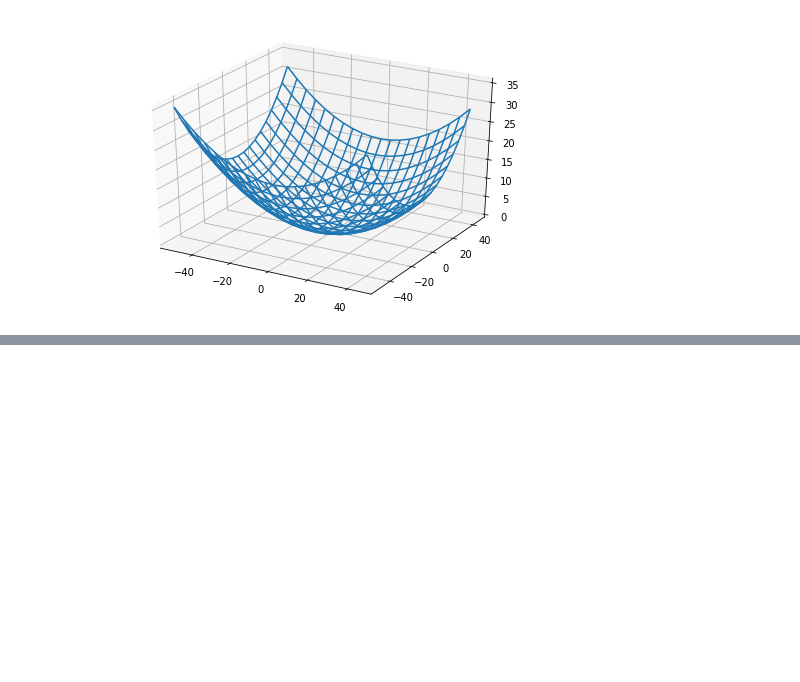
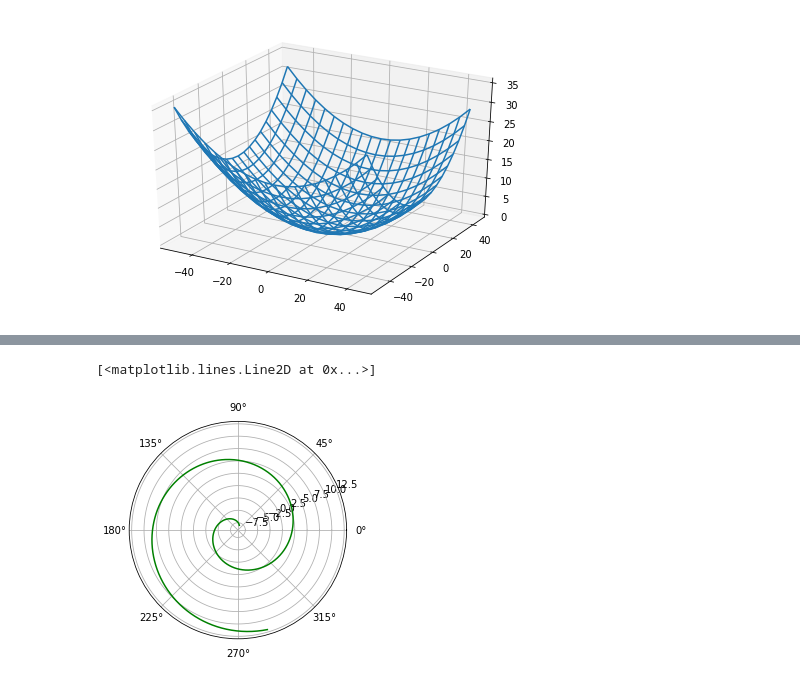
Before and after one commit to nddruu/GooColab, a Jupyter notebook: Введение_в_высшую_математику_(GB).ipynb, the cells around one changed output, grey strips where cells are left out. Drawn from its saved outputs; the diff is of its cells as text; code cells hidden in the pictures; blank space fills up the shorter version.

```diff
--- a/Введение_в_высшую_математику_(GB).ipynb
+++ b/Введение_в_высшую_математику_(GB).ipynb
@@ -158,0 +200,11 @@ ax.plot_wireframe(X, Y, Z)
+# %%
+#Напишите код, который будет рисовать график отрезка прямой линии в полярных координатах.
+import numpy as np
+import matplotlib.pyplot as plt
+
+x = np.linspace(-5, 5, 1000)
+y = 2*x + 2
+plt.polar(x, y, color="green")
+# %% [output]
+[<matplotlib.lines.Line2D at 0x...>]
+[figure, added]
```
Also changed, not shown: parts of 4 cells of this notebook.
